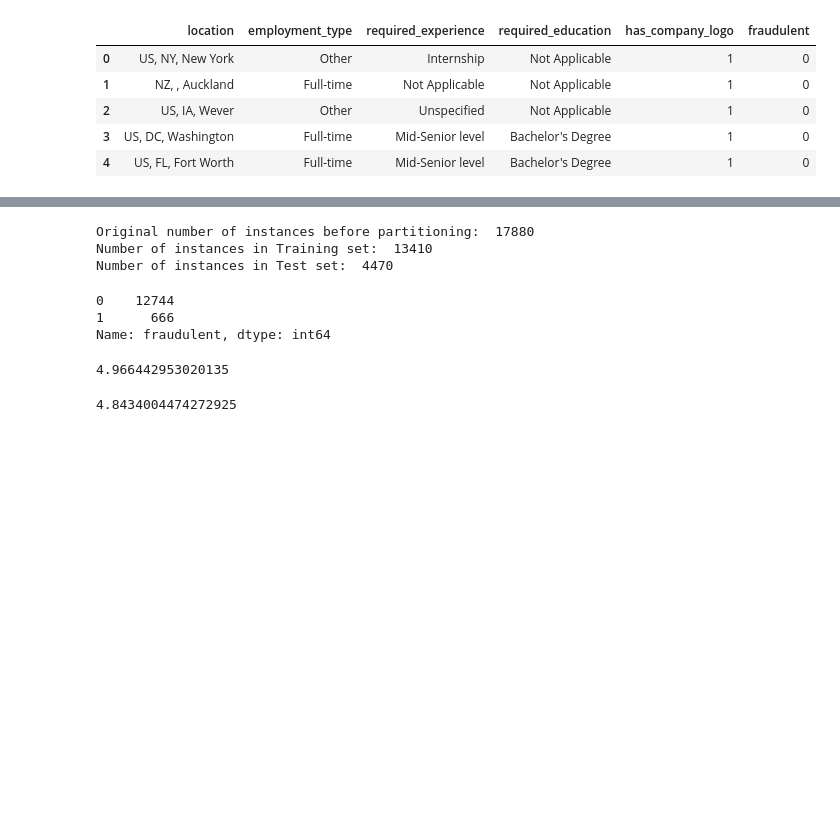
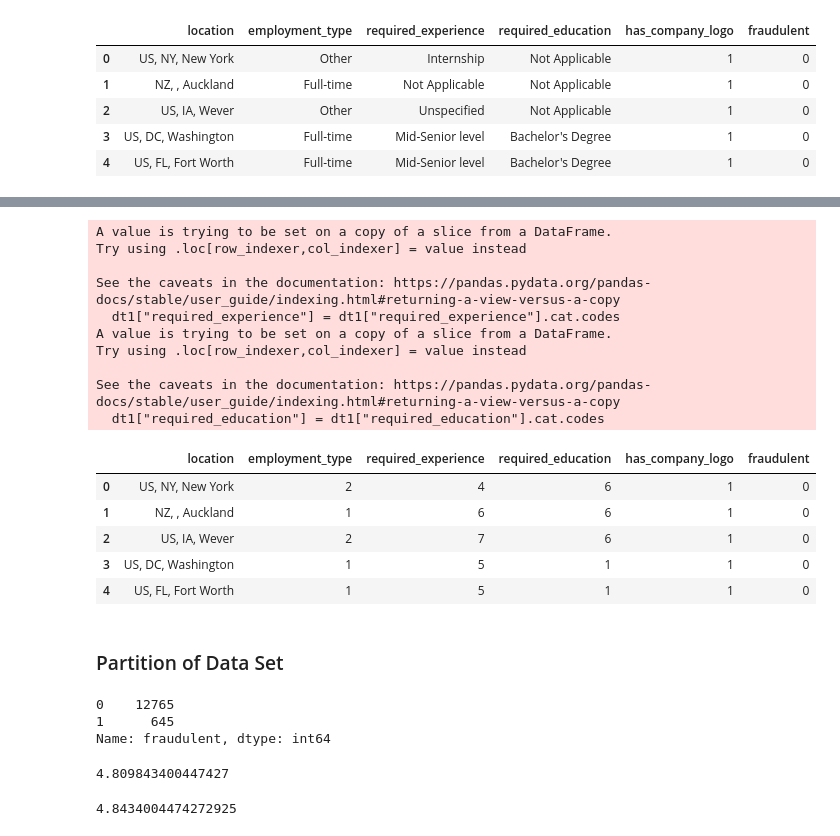
Before and after one commit to hjyoon16/Fake_Job_Post_Classification, a Jupyter notebook: Team_4_Project.ipynb, the cells around one changed output, grey strips where cells are left out. Saved outputs shown, nothing was run; the diff lists cells and outputs as text; code cells hidden in the pictures; blank space fills up the shorter version.

```diff
--- a/Team_4_Project.ipynb
+++ b/Team_4_Project.ipynb
@@ -241,0 +293,3 @@ dt1.head()
+# %%
+dt1["required_experience"] = dt1["required_experience"].astype('category')
+dt1["required_education"] = dt1["required_education"].astype('category')
@@ -242,3 +307,26 @@ dt1.head()
+# %%
+dt1["required_experience"] = dt1["required_experience"].cat.codes
+dt1["required_education"] = dt1["required_education"].cat.codes
+dt1.head()
+# %% [output]
+A value is trying to be set on a copy of a slice from a DataFrame.
+Try using .loc[row_indexer,col_indexer] = value instead
+
+See the caveats in the documentation: https://pandas.pydata.org/pandas-docs/stable/user_guide/indexing.html#returning-a-view-versus-a-copy
+  dt1["required_experience"] = dt1["required_experience"].cat.codes
+A value is trying to be set on a copy of a slice from a DataFrame.
+Try using .loc[row_indexer,col_indexer] = value instead
+
+See the caveats in the documentation: https://pandas.pydata.org/pandas-docs/stable/user_guide/indexing.html#returning-a-view-versus-a-copy
+  dt1["required_education"] = dt1["required_education"].cat.codes
+|  | location | employment_type | required_experience | required_education | has_company_logo | fraudulent |
+| 0 | US, NY, New York | 2 | 4 | 6 | 1 | 0 |
+| 1 | NZ, , Auckland | 1 | 6 | 6 | 1 | 0 |
+| 2 | US, IA, Wever | 2 | 7 | 6 | 1 | 0 |
+| 3 | US, DC, Washington | 1 | 5 | 1 | 1 | 0 |
+| 4 | US, FL, Fort Worth | 1 | 5 | 1 | 1 | 0 |
+# %% [markdown]
+### Partition of Data Set
 # %%
 from sklearn.model_selection import train_test_split
 # %%
@@ -248,20 +336,12 @@ dt1_train, dt1_test = train_test_split(dt1,
-# %%
-print('Original number of instances before partitioning: ', dt1.shape[0],
-      '\nNumber of instances in Training set: ', dt1_train.shape[0],
-      '\nNumber of instances in Test set: ', dt1_test.shape[0])
-# %% [output]
-Original number of instances before partitioning:  17880
-Number of instances in Training set:  13410
-Number of instances in Test set:  4470
 # %%
-dt1_train['fraudulent'].value_counts()
+fr_train['fraudulent'].value_counts()
 # %% [output]
-0    12744
-1      666
+0    12765
+1      645
 Name: fraudulent, dtype: int64
 # %%
-ratio = dt1_train['fraudulent'].value_counts()[1] / dt1_train.shape[0] * 100
-ratio
+train_ratio = fr_train['fraudulent'].value_counts()[1] / fr_train.shape[0] * 100
+train_ratio
 # %% [output]
-4.966442953020135
+4.809843400447427
 # %%
```
Also changed, not shown: parts of 31 cells of this notebook.
